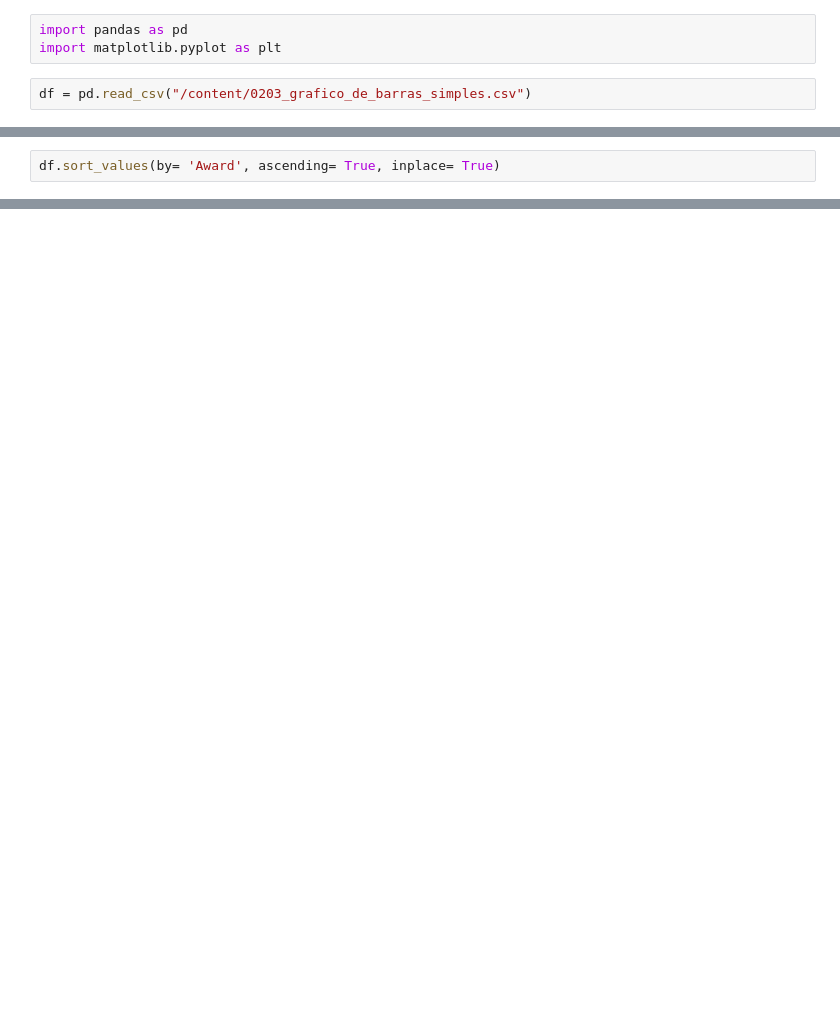
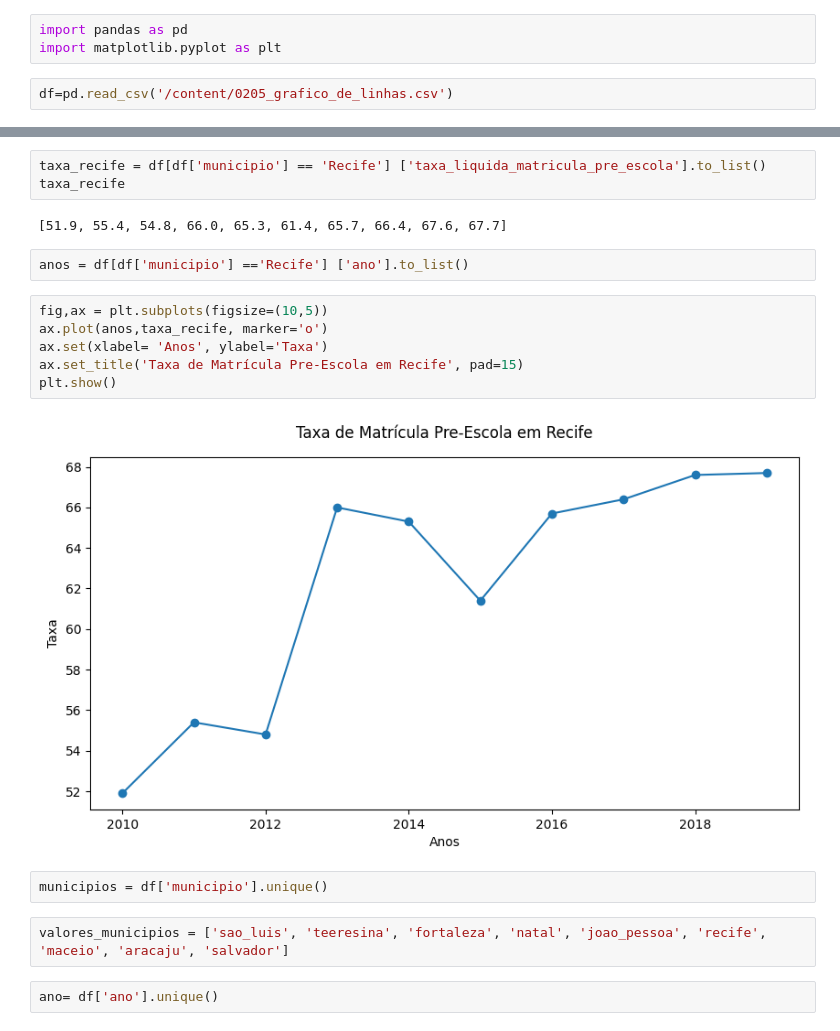
Before and after one commit to NOLASCOrabelo/Curso-e-exerc-cios-para-analise-de-dados-python, a Jupyter notebook: 2.3 - Gráfico de barras simples/Resolução do exercício.ipynb, the cells around one changed output, grey strips where cells are left out. Drawn from its saved outputs; the diff is of its cells as text; blank space fills up the shorter version.

```diff
--- a/2.3 - Gráfico de barras simples/Resolução do exercício.ipynb
+++ b/2.3 - Gráfico de barras simples/Resolução do exercício.ipynb
@@ -4,4 +4,4 @@
 import pandas as pd
 import matplotlib.pyplot as plt
 # %%
-df = pd.read_csv("/content/0203_grafico_de_barras_simples.csv")
+df=pd.read_csv('/content/0205_grafico_de_linhas.csv')
@@ -17,2 +7,0 @@ df.head()
-# %%
-df.sort_values(by= 'Award', ascending= True, inplace= True)
@@ -29,0 +17,21 @@ plt.show()
+# %%
+taxa_recife = df[df['municipio'] == 'Recife'] ['taxa_liquida_matricula_pre_escola'].to_list()
+taxa_recife
+# %% [output]
+[51.9, 55.4, 54.8, 66.0, 65.3, 61.4, 65.7, 66.4, 67.6, 67.7]
+# %%
+anos = df[df['municipio'] =='Recife'] ['ano'].to_list()
+# %%
+fig,ax = plt.subplots(figsize=(10,5))
+ax.plot(anos,taxa_recife, marker='o')
+ax.set(xlabel= 'Anos', ylabel='Taxa')
+ax.set_title('Taxa de Matrícula Pre-Escola em Recife', pad=15)
+plt.show()
+# %% [output]
+[figure, added]
+# %%
+municipios = df['municipio'].unique()
+# %%
+valores_municipios = ['sao_luis', 'teeresina', 'fortaleza', 'natal', 'joao_pessoa', 'recife', 'maceio', 'aracaju', 'salvador']
+# %%
+ano= df['ano'].unique()
```
Also changed, not shown: parts of 4 cells of this notebook.
